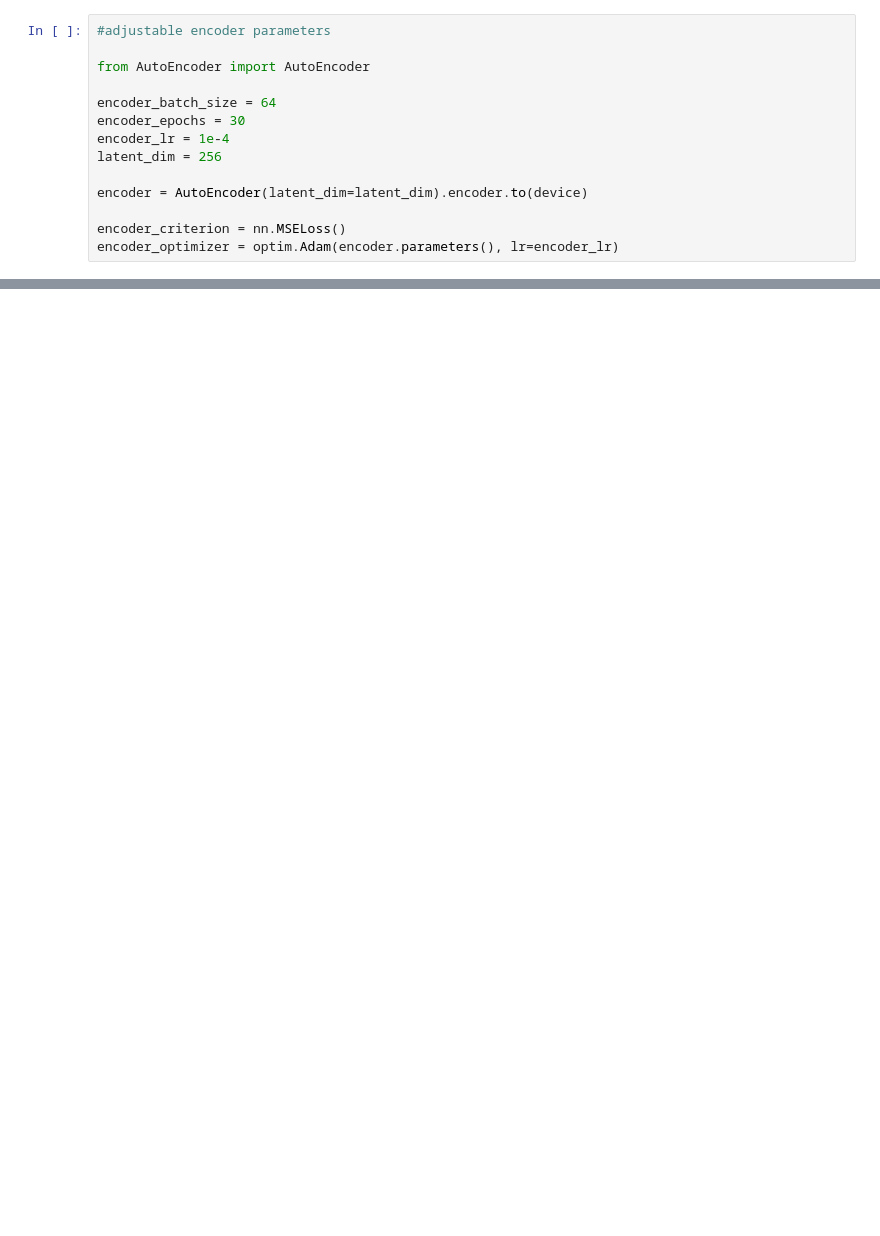
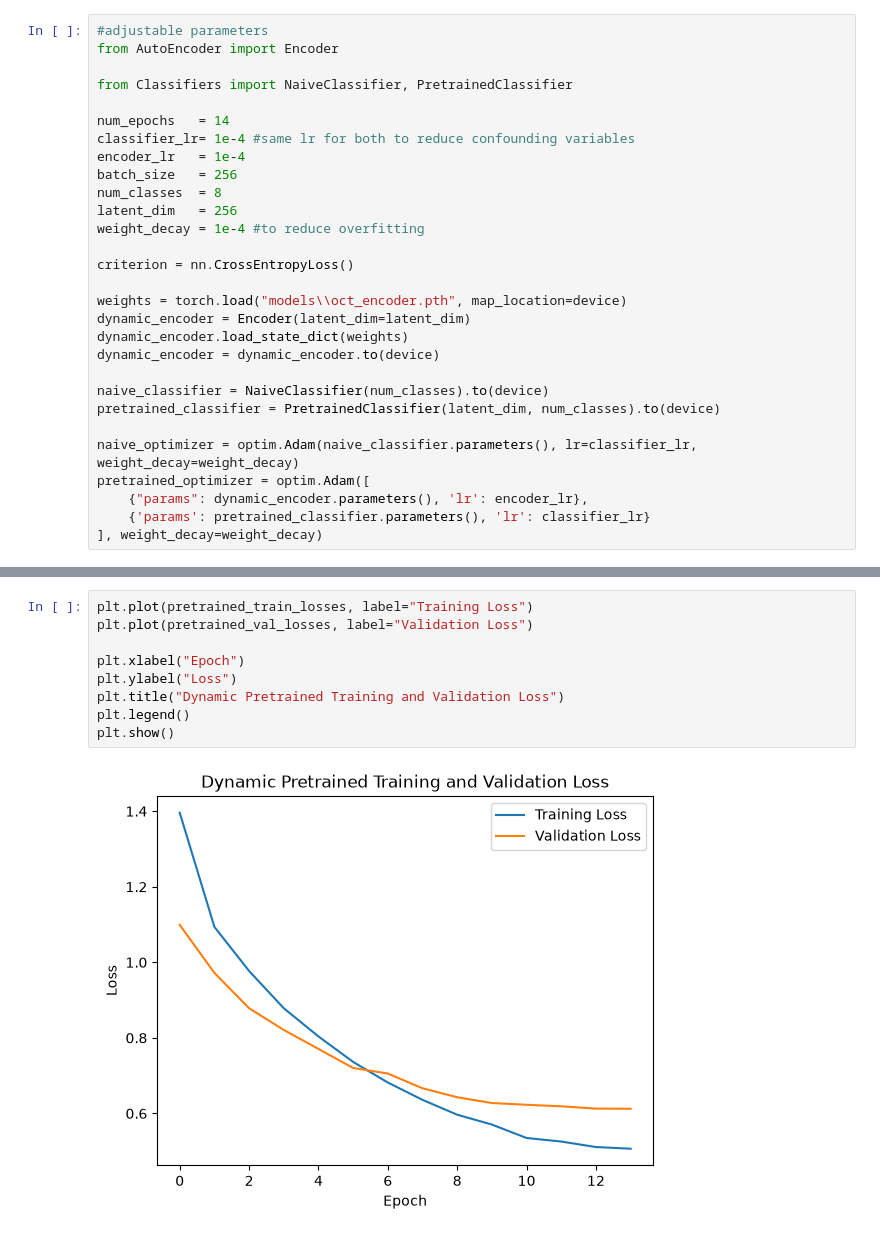
Before and after one commit to JettChase/AutoEncoderOCT, a Jupyter notebook: DynamicPretrainedClassifier.ipynb, the cells around one changed output, grey strips where cells are left out. Cells and saved outputs as stored; diff of their text form; blank space fills up the shorter version.

```diff
--- a/DynamicPretrainedClassifier.ipynb
+++ b/DynamicPretrainedClassifier.ipynb
@@ -18,16 +17,31 @@ print(device)
 # %% [output]
 cuda
 # %%
-#adjustable encoder parameters
+#adjustable parameters
+from AutoEncoder import Encoder
 
-from AutoEncoder import AutoEncoder
+from Classifiers import NaiveClassifier, PretrainedClassifier
 
-encoder_batch_size = 64
-encoder_epochs = 30
-encoder_lr = 1e-4
-latent_dim = 256
+num_epochs   = 14
+classifier_lr= 1e-4 #same lr for both to reduce confounding variables
+encoder_lr   = 1e-4
+batch_size   = 256
+num_classes  = 8
+latent_dim   = 256
+weight_decay = 1e-4 #to reduce overfitting
 
-encoder = AutoEncoder(latent_dim=latent_dim).encoder.to(device)
+criterion = nn.CrossEntropyLoss()
 
-encoder_criterion = nn.MSELoss()
-encoder_optimizer = optim.Adam(encoder.parameters(), lr=encoder_lr)
+weights = torch.load("models\\oct_encoder.pth", map_location=device)
+dynamic_encoder = Encoder(latent_dim=latent_dim)
+dynamic_encoder.load_state_dict(weights)
+dynamic_encoder = dynamic_encoder.to(device)
+
+naive_classifier = NaiveClassifier(num_classes).to(device)
+pretrained_classifier = PretrainedClassifier(latent_dim, num_classes).to(device)
+
+naive_optimizer = optim.Adam(naive_classifier.parameters(), lr=classifier_lr, weight_decay=weight_decay)
+pretrained_optimizer = optim.Adam([
+    {"params": dynamic_encoder.parameters(), 'lr': encoder_lr},
+    {'params': pretrained_classifier.parameters(), 'lr': classifier_lr}
+], weight_decay=weight_decay)
@@ -33,0 +215,11 @@ encoder_optimizer = optim.Adam(encoder.parameters(), lr=encoder_lr)
+# %%
+plt.plot(pretrained_train_losses, label="Training Loss")
+plt.plot(pretrained_val_losses, label="Validation Loss")
+
+plt.xlabel("Epoch")
+plt.ylabel("Loss")
+plt.title("Dynamic Pretrained Training and Validation Loss")
+plt.legend()
+plt.show()
+# %% [output]
+[figure, added]
```
Also changed, not shown: parts of 9 cells of this notebook, 13 other files.
